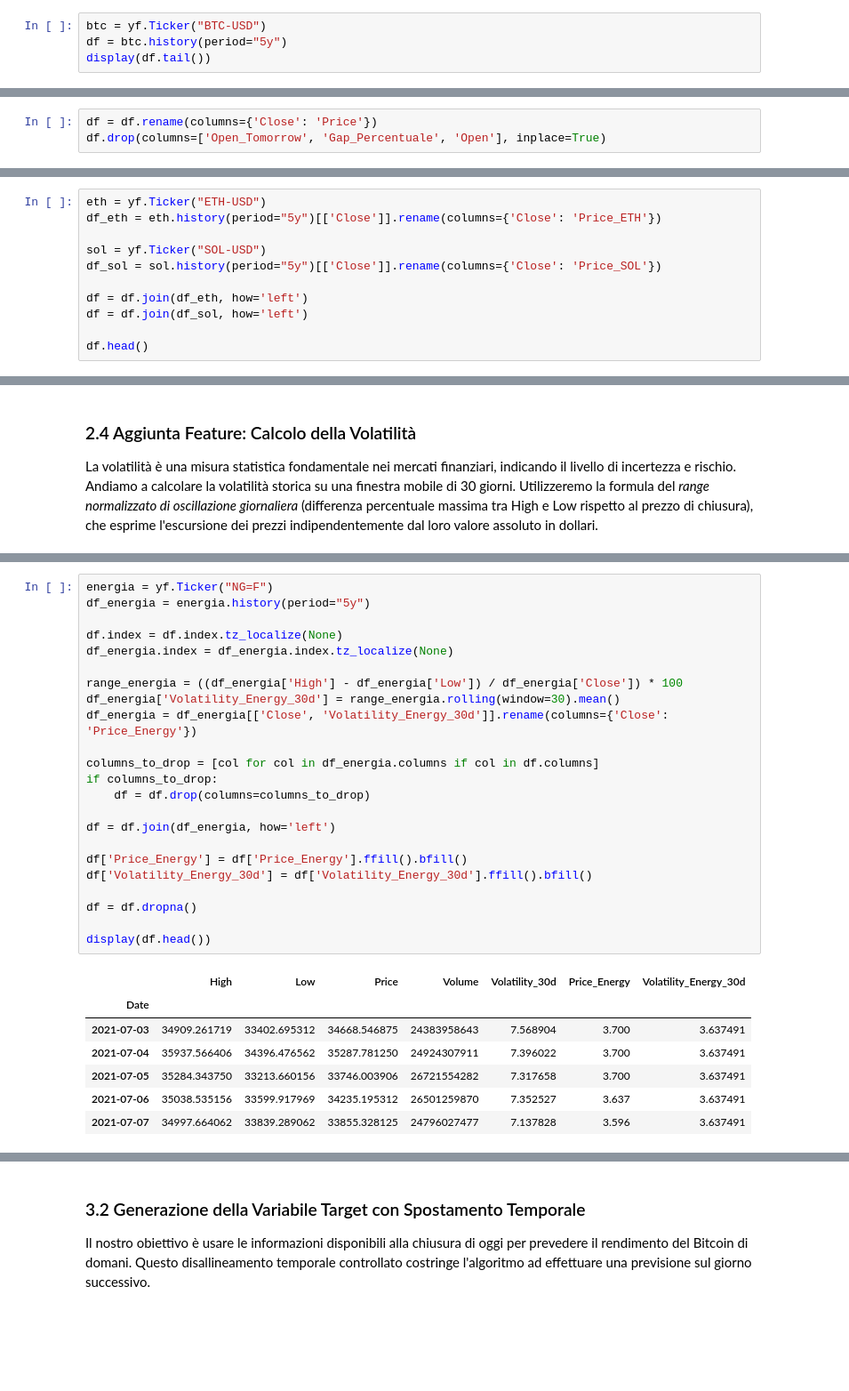
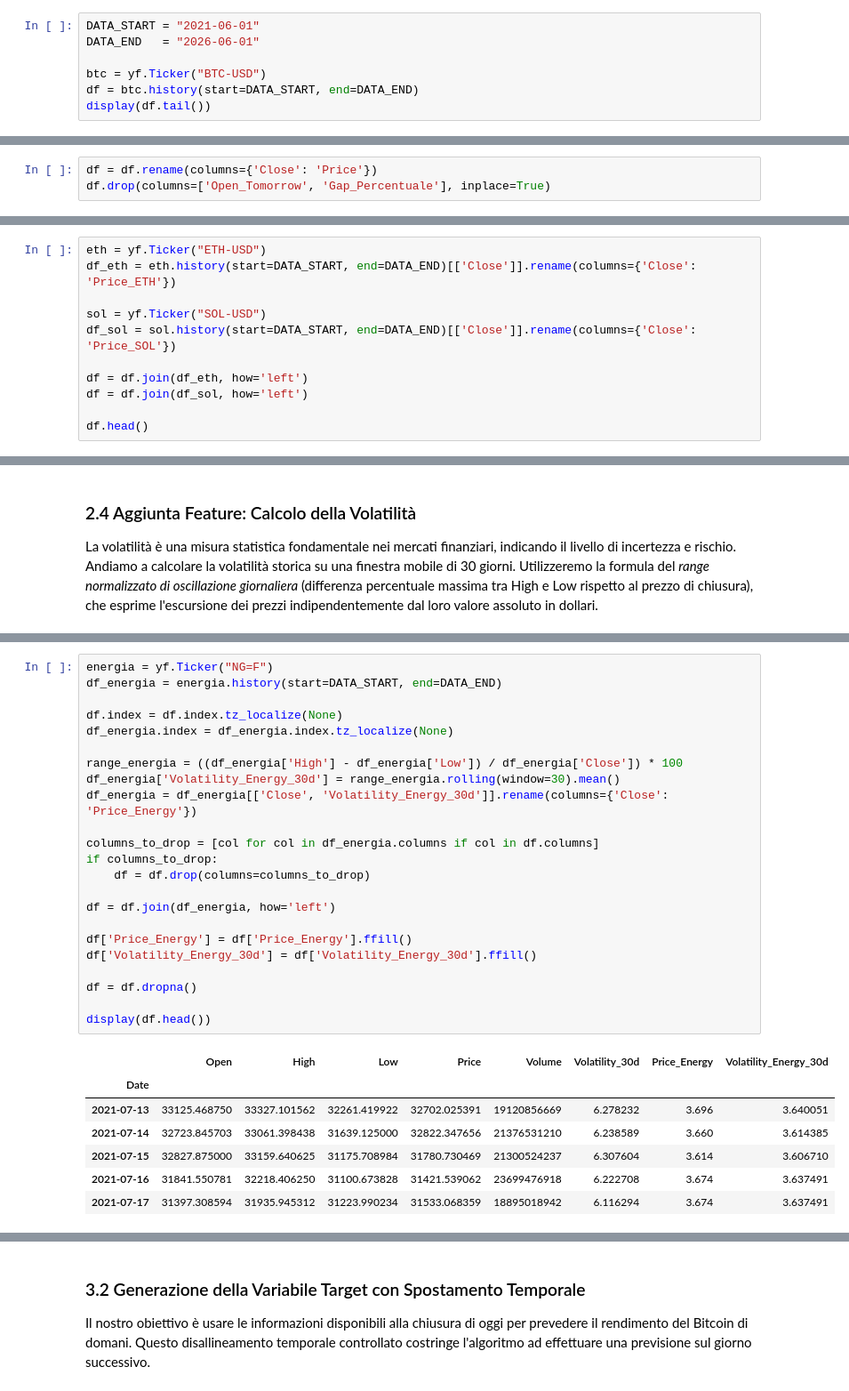
Before and after one commit to TverdohlebEgor/ProgettoDataIntensive, a Jupyter notebook: main.ipynb, the cells around one changed output, grey strips where cells are left out. Shown at 89% size. Saved outputs shown, nothing was run; the diff lists cells and outputs as text; blank space fills up the shorter version.

```diff
--- a/main.ipynb
+++ b/main.ipynb
@@ -49,8 +49,11 @@ Procediamo all'estrazione dei dati storici relativi alla criptovaluta di cui vog
 - `Dividends`: Dividendi distribuiti (tipico delle azioni, non applicabile alle crypto).
 - `Stock Splits`: Frazionamenti azionari (non applicabile alle crypto).
 # %%
+DATA_START = "2021-06-01"
+DATA_END   = "2026-06-01"
+
 btc = yf.Ticker("BTC-USD")
-df = btc.history(period="5y")
+df = btc.history(start=DATA_START, end=DATA_END)
 display(df.tail())
 # %% [output]
 |  | Open | High | Low | Close | Volume | Dividends | Stock Splits |
@@ -108,6 +111,6 @@ Come previsto la differenza media è virtualmente nulla, possiamo quindi rinomin
 # %%
 df = df.rename(columns={'Close': 'Price'})
-df.drop(columns=['Open_Tomorrow', 'Gap_Percentuale', 'Open'], inplace=True)
+df.drop(columns=['Open_Tomorrow', 'Gap_Percentuale'], inplace=True)
 # %% [markdown]
 ### 2.3 Integrazione dei Dati di altre cryptovalute (Ethereum e Solana)
 
@@ -116,10 +119,10 @@ Per arricchire il contesto predittivo dell'algoritmo, andiamo a implementare un'
 Scarichiamo i dati storici di altre due monete virtuali **Ethereum (ETH-USD)** e **Solana (SOL-USD)**, allineandole sul dataset principale.
 # %%
 eth = yf.Ticker("ETH-USD")
-df_eth = eth.history(period="5y")[['Close']].rename(columns={'Close': 'Price_ETH'})
+df_eth = eth.history(start=DATA_START, end=DATA_END)[['Close']].rename(columns={'Close': 'Price_ETH'})
 
 sol = yf.Ticker("SOL-USD")
-df_sol = sol.history(period="5y")[['Close']].rename(columns={'Close': 'Price_SOL'})
+df_sol = sol.history(start=DATA_START, end=DATA_END)[['Close']].rename(columns={'Close': 'Price_SOL'})
 
 df = df.join(df_eth, how='left')
 df = df.join(df_sol, how='left')
@@ -220,34 +223,34 @@ Utilizziamo i Futures del **Gas Naturale (NG=F)** come proxy per determinare l'a
 # %%
 energia = yf.Ticker("NG=F")
-df_energia = energia.history(period="5y")
+df_energia = energia.history(start=DATA_START, end=DATA_END)
 
 df.index = df.index.tz_localize(None)
 df_energia.index = df_energia.index.tz_localize(None)
 
 range_energia = ((df_energia['High'] - df_energia['Low']) / df_energia['Close']) * 100
 df_energia['Volatility_Energy_30d'] = range_energia.rolling(window=30).mean()
 df_energia = df_energia[['Close', 'Volatility_Energy_30d']].rename(columns={'Close': 'Price_Energy'})
 
 columns_to_drop = [col for col in df_energia.columns if col in df.columns]
 if columns_to_drop:
     df = df.drop(columns=columns_to_drop)
 
 df = df.join(df_energia, how='left')
 
-df['Price_Energy'] = df['Price_Energy'].ffill().bfill()
-df['Volatility_Energy_30d'] = df['Volatility_Energy_30d'].ffill().bfill()
+df['Price_Energy'] = df['Price_Energy'].ffill()
+df['Volatility_Energy_30d'] = df['Volatility_Energy_30d'].ffill()
 
 df = df.dropna()
 
 display(df.head())
 # %% [output]
-|  | High | Low | Price | Volume | Volatility_30d | Price_Energy | Volatility_Energy_30d |
-| Date |  |  |  |  |  |  |  |
-| 2021-07-03 | 34909.261719 | 33402.695312 | 34668.546875 | 24383958643 | 7.568904 | 3.700 | 3.637491 |
-| 2021-07-04 | 35937.566406 | 34396.476562 | 35287.781250 | 24924307911 | 7.396022 | 3.700 | 3.637491 |
-| 2021-07-05 | 35284.343750 | 33213.660156 | 33746.003906 | 26721554282 | 7.317658 | 3.700 | 3.637491 |
-| 2021-07-06 | 35038.535156 | 33599.917969 | 34235.195312 | 26501259870 | 7.352527 | 3.637 | 3.637491 |
-| 2021-07-07 | 34997.664062 | 33839.289062 | 33855.328125 | 24796027477 | 7.137828 | 3.596 | 3.637491 |
+|  | Open | High | Low | Price | Volume | Volatility_30d | Price_Energy | Volatility_Energy_30d |
+| Date |  |  |  |  |  |  |  |  |
+| 2021-07-13 | 33125.468750 | 33327.101562 | 32261.419922 | 32702.025391 | 19120856669 | 6.278232 | 3.696 | 3.640051 |
+| 2021-07-14 | 32723.845703 | 33061.398438 | 31639.125000 | 32822.347656 | 21376531210 | 6.238589 | 3.660 | 3.614385 |
+| 2021-07-15 | 32827.875000 | 33159.640625 | 31175.708984 | 31780.730469 | 21300524237 | 6.307604 | 3.614 | 3.606710 |
+| 2021-07-16 | 31841.550781 | 32218.406250 | 31100.673828 | 31421.539062 | 23699476918 | 6.222708 | 3.674 | 3.637491 |
+| 2021-07-17 | 31397.308594 | 31935.945312 | 31223.990234 | 31533.068359 | 18895018942 | 6.116294 | 3.674 | 3.637491 |
 # %% [markdown]
 ## 3. Preparazione del Dataset
 
```
Also changed, not shown: parts of 45 cells of this notebook.
